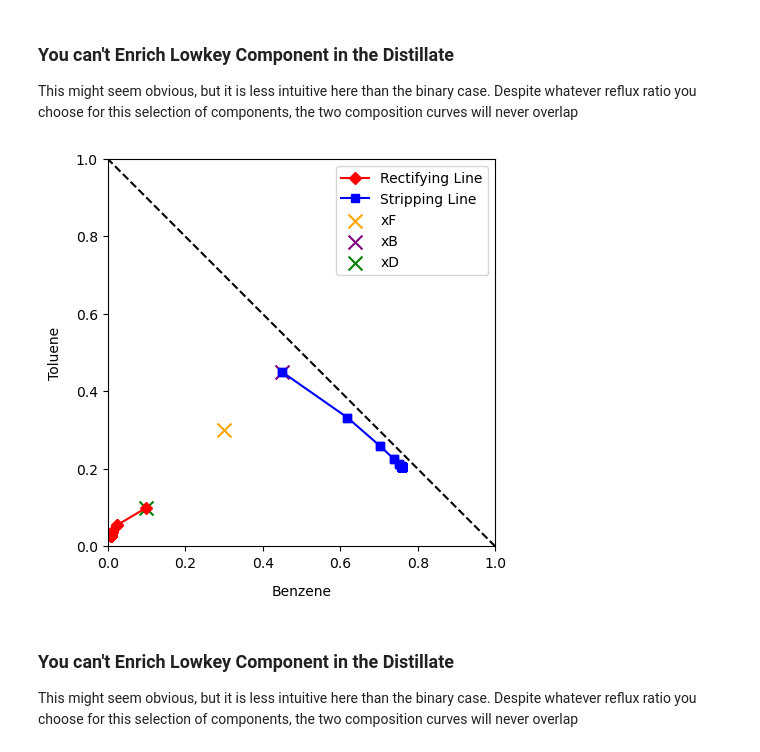
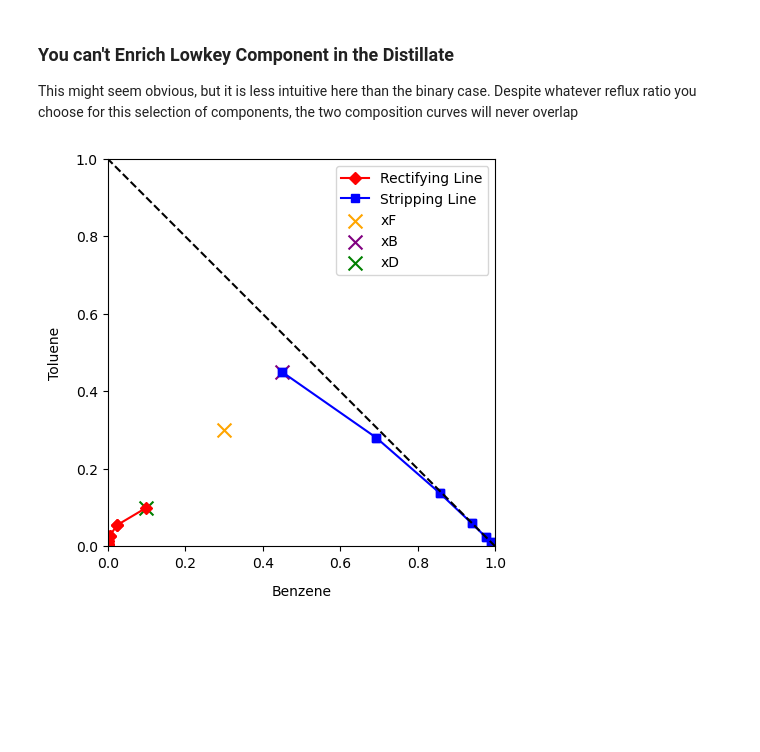
Before and after one commit to AMKCode/ExtractiveDistillationSimulator, a Jupyter notebook: src/Example2.ipynb, the cells around one changed output. Drawn from its saved outputs; the diff is of its cells as text; code cells hidden in the pictures; blank space fills up the shorter version.

```diff
--- a/src/Example2.ipynb
+++ b/src/Example2.ipynb
@@ -281,15 +280,11 @@ This might seem obvious, but it is less intuitive here than the binary case. Des
 # %%
 fig, ax = plt.subplots(1,1,figsize= (5,10)) ##CHECK MASS BALANCE
 #Impossible case (dist)
 xF = np.array([0.3, 0.3, 0.4])
 xD = np.array([0.1, 0.1, 0.8])
 xB = np.array([0.45, 0.45,0.1])
-R = 2
+R = 1000
 distillation_model = DistillationModelTernary(TolBenXylSys, xF = xF, xD = xD, xB = xB, reflux = R)
 distillation_model.plot_rect_strip_comp(ax)
 # %% [output]
-[figure, old version]
+[figure, new version]
-# %% [markdown]
-### You can't Enrich Lowkey Component in the Distillate
-
-This might seem obvious, but it is less intuitive here than the binary case. Despite whatever reflux ratio you choose for this selection of components, the two composition curves will never overlap
```
Also changed, not shown: parts of 5 cells of this notebook.
